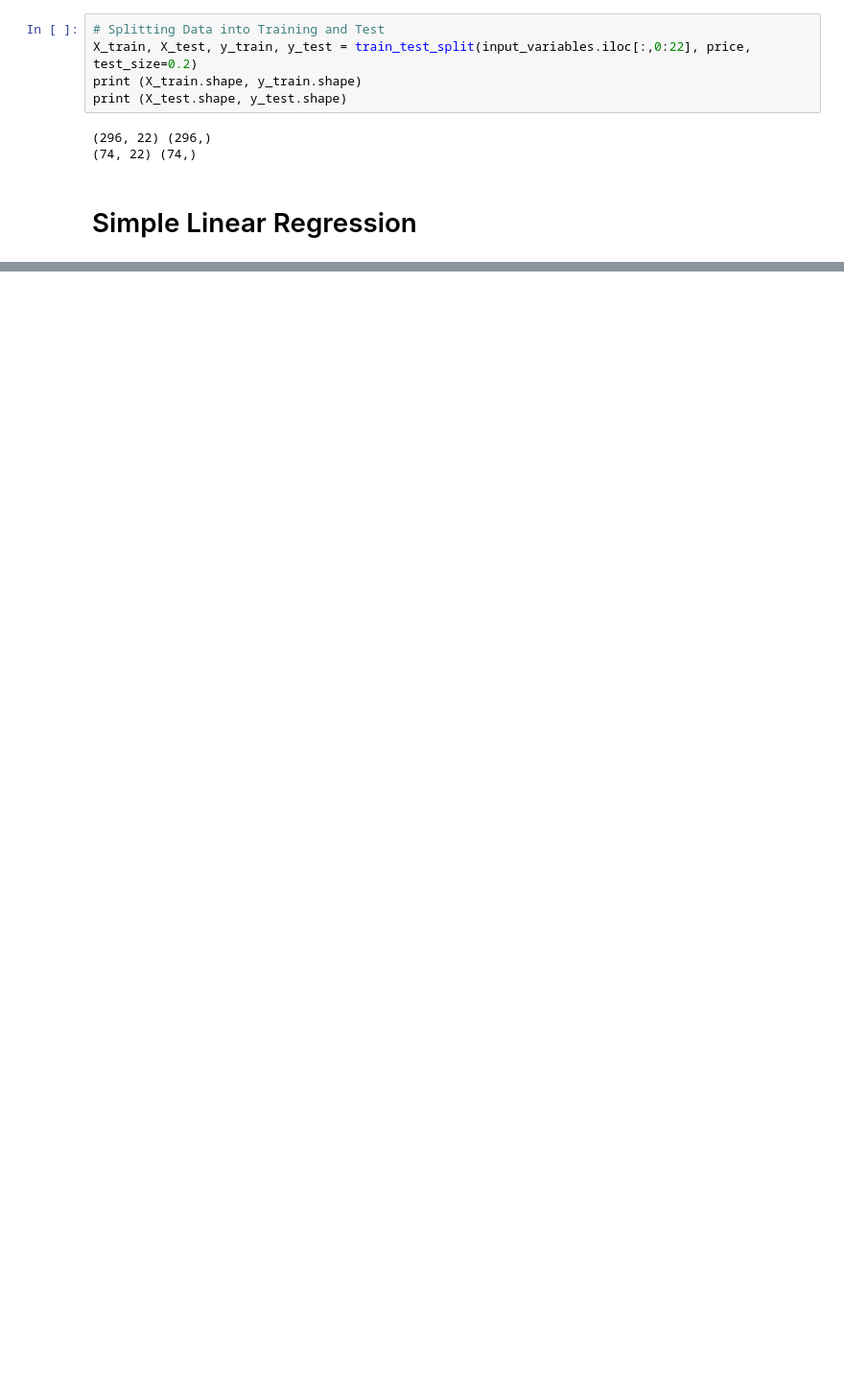
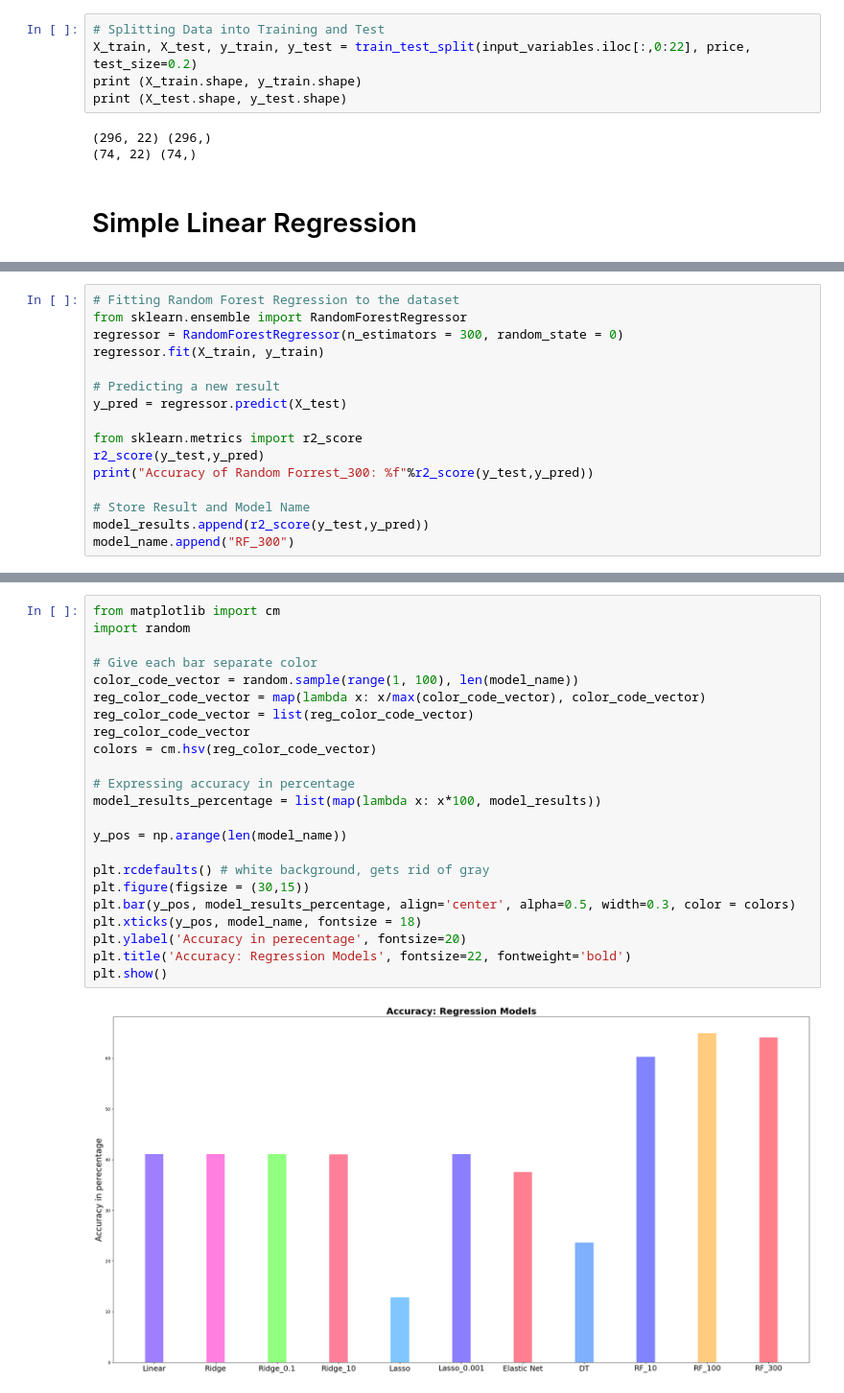
Before and after one commit to udianand/GooglePracticum, a Jupyter notebook: Weighted_average_models.ipynb, the cells around one changed output, grey strips where cells are left out. Shown at 96% size. Saved outputs shown, nothing was run; the diff lists cells and outputs as text; blank space fills up the shorter version.

```diff
--- a/Weighted_average_models.ipynb
+++ b/Weighted_average_models.ipynb
@@ -237,0 +447,16 @@ ValueError: array must not contain infs or NaNs
+# %%
+# Fitting Random Forest Regression to the dataset
+from sklearn.ensemble import RandomForestRegressor
+regressor = RandomForestRegressor(n_estimators = 300, random_state = 0)
+regressor.fit(X_train, y_train)
+
+# Predicting a new result
+y_pred = regressor.predict(X_test)
+
+from sklearn.metrics import r2_score
+r2_score(y_test,y_pred)
+print("Accuracy of Random Forrest_300: %f"%r2_score(y_test,y_pred))
+
+# Store Result and Model Name
+model_results.append(r2_score(y_test,y_pred))
+model_name.append("RF_300")
@@ -237,0 +467,25 @@ ValueError: array must not contain infs or NaNs
+# %%
+from matplotlib import cm
+import random
+
+# Give each bar separate color
+color_code_vector = random.sample(range(1, 100), len(model_name))
+reg_color_code_vector = map(lambda x: x/max(color_code_vector), color_code_vector)
+reg_color_code_vector = list(reg_color_code_vector)
+reg_color_code_vector
+colors = cm.hsv(reg_color_code_vector)
+
+# Expressing accuracy in percentage
+model_results_percentage = list(map(lambda x: x*100, model_results))
+
+y_pos = np.arange(len(model_name))
+
+plt.rcdefaults() # white background, gets rid of gray
+plt.figure(figsize = (30,15))
+plt.bar(y_pos, model_results_percentage, align='center', alpha=0.5, width=0.3, color = colors)
+plt.xticks(y_pos, model_name, fontsize = 18)
+plt.ylabel('Accuracy in perecentage', fontsize=20)
+plt.title('Accuracy: Regression Models', fontsize=22, fontweight='bold')
+plt.show()
+# %% [output]
+[figure, added]
```
Also changed, not shown: parts of 30 cells of this notebook.
